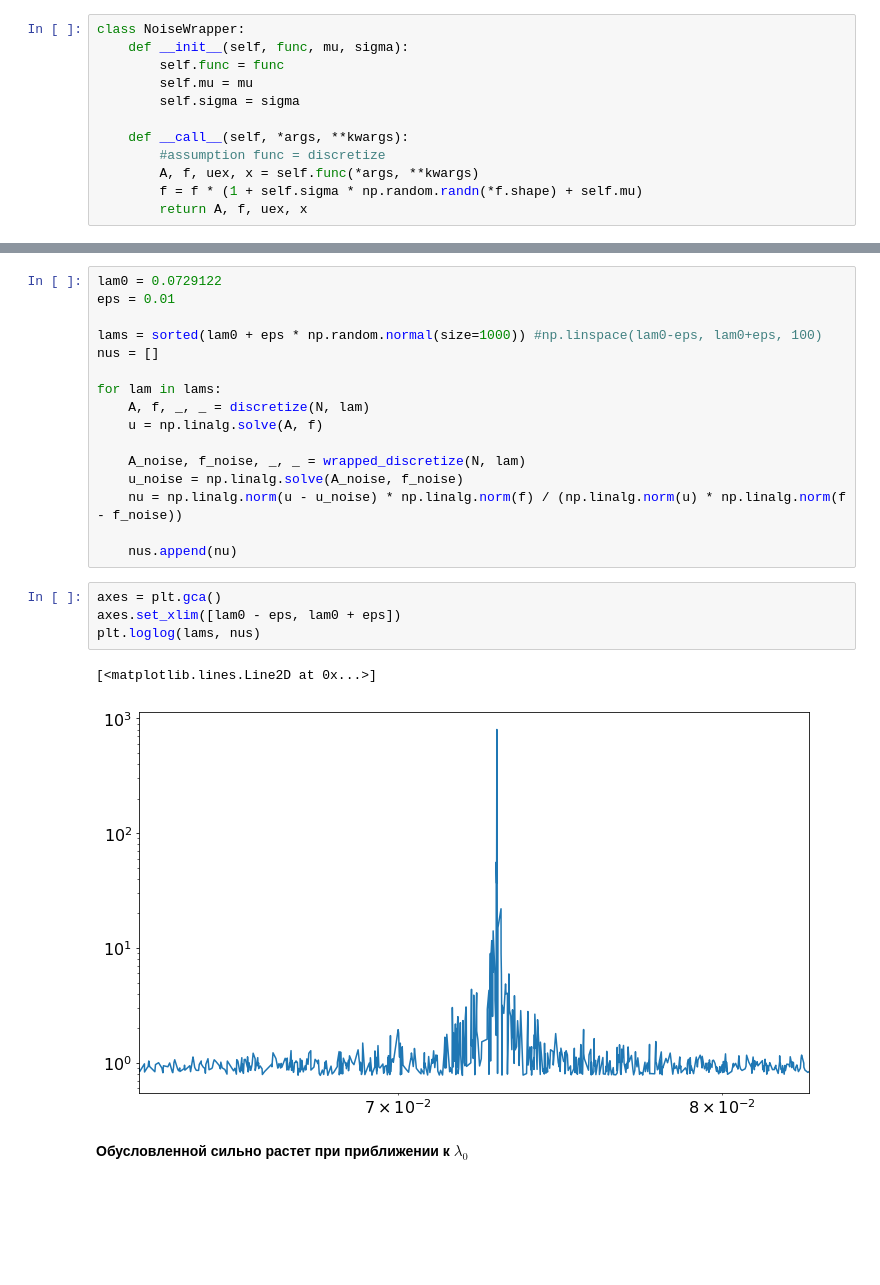
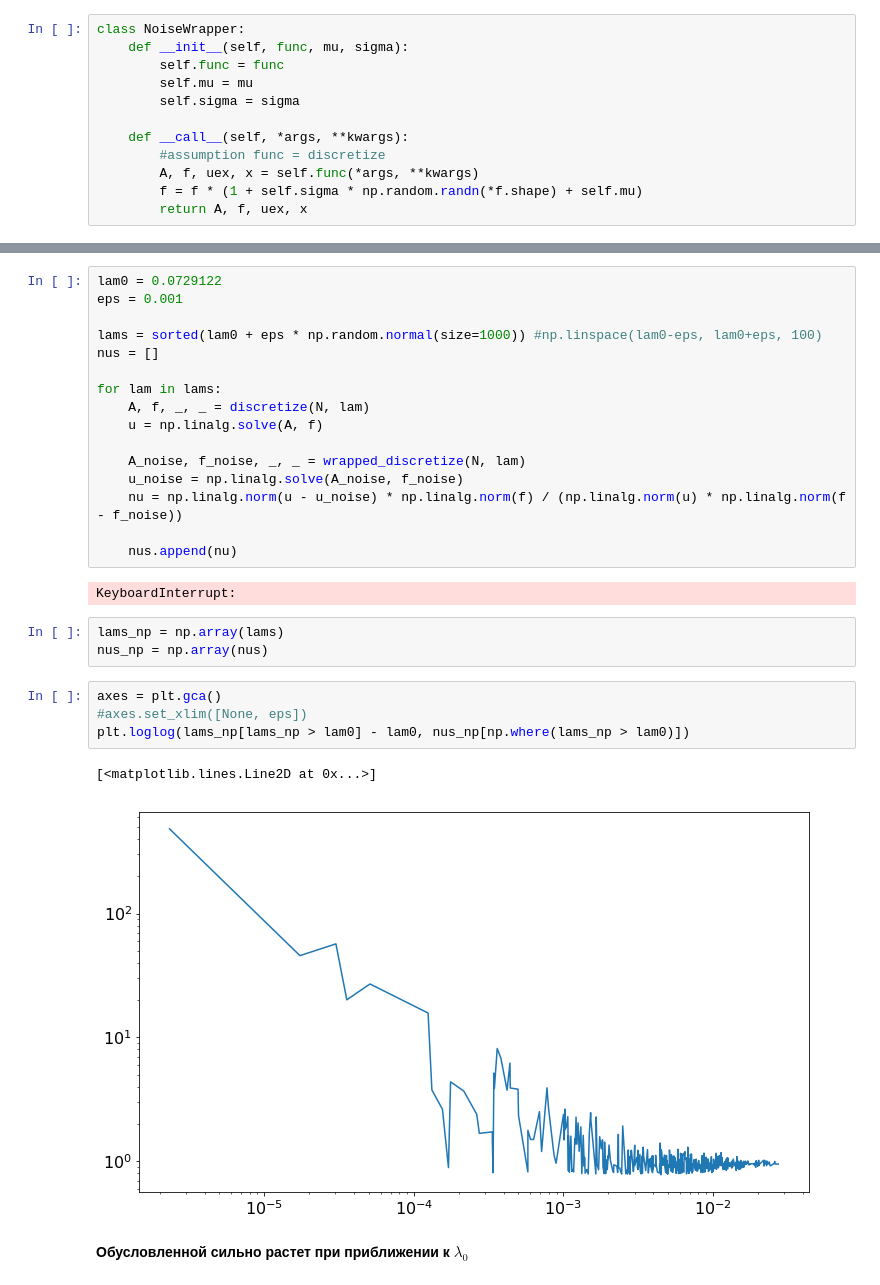
Before and after one commit to Atsanda/NumMethods, a Jupyter notebook: LinAlg.ipynb, the cells around one changed output, grey strips where cells are left out. Cells and saved outputs as stored; diff of their text form; blank space fills up the shorter version.

Commit message:
plot refactoring

```diff
--- a/LinAlg.ipynb
+++ b/LinAlg.ipynb
@@ -192,6 +192,6 @@ nu =  1.07831940194
 # %%
 lam0 = 0.0729122
-eps = 0.01
+eps = 0.001
 
 lams = sorted(lam0 + eps * np.random.normal(size=1000)) #np.linspace(lam0-eps, lam0+eps, 100)
 nus = []
@@ -205,13 +205,18 @@ for lam in lams:
     nu = np.linalg.norm(u - u_noise) * np.linalg.norm(f) / (np.linalg.norm(u) * np.linalg.norm(f - f_noise))
 
     nus.append(nu)
+# %% [output]
+KeyboardInterrupt:
+# %%
+lams_np = np.array(lams)
+nus_np = np.array(nus)
 # %%
 axes = plt.gca()
-axes.set_xlim([lam0 - eps, lam0 + eps])
-plt.loglog(lams, nus)
+#axes.set_xlim([None, eps])
+plt.loglog(lams_np[lams_np > lam0] - lam0, nus_np[np.where(lams_np > lam0)])
 # %% [output]
 [<matplotlib.lines.Line2D at 0x...>]
-[figure, old version]
+[figure, new version]
 # %% [markdown]
 <b>Обусловленной сильно растет при приближении к $\lambda_0$</b>
 # %% [markdown]
```
Also changed, not shown: parts of 11 cells of this notebook.
